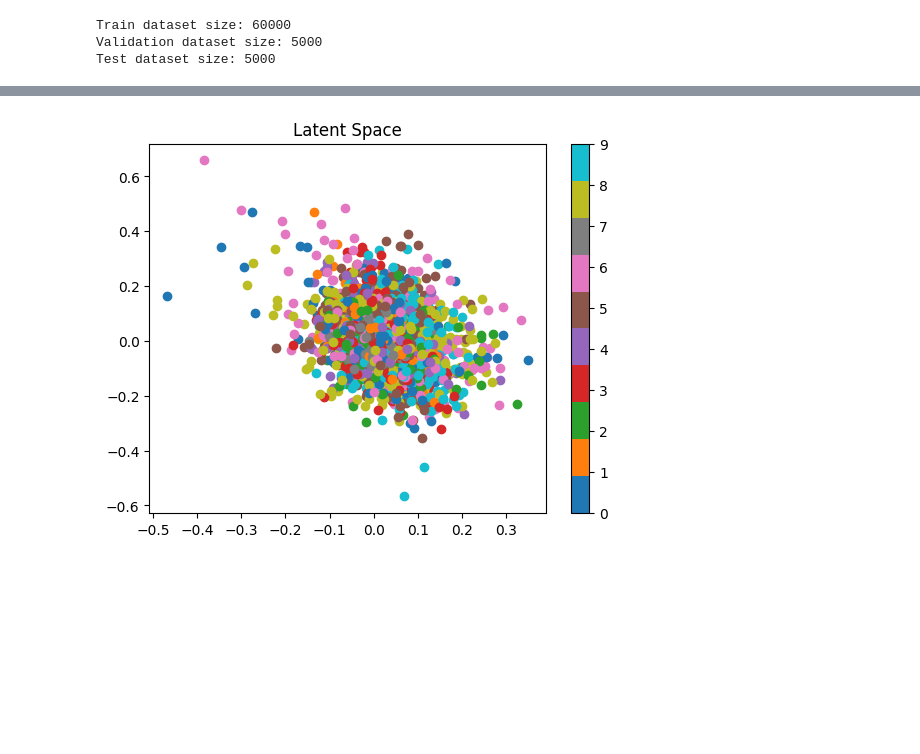
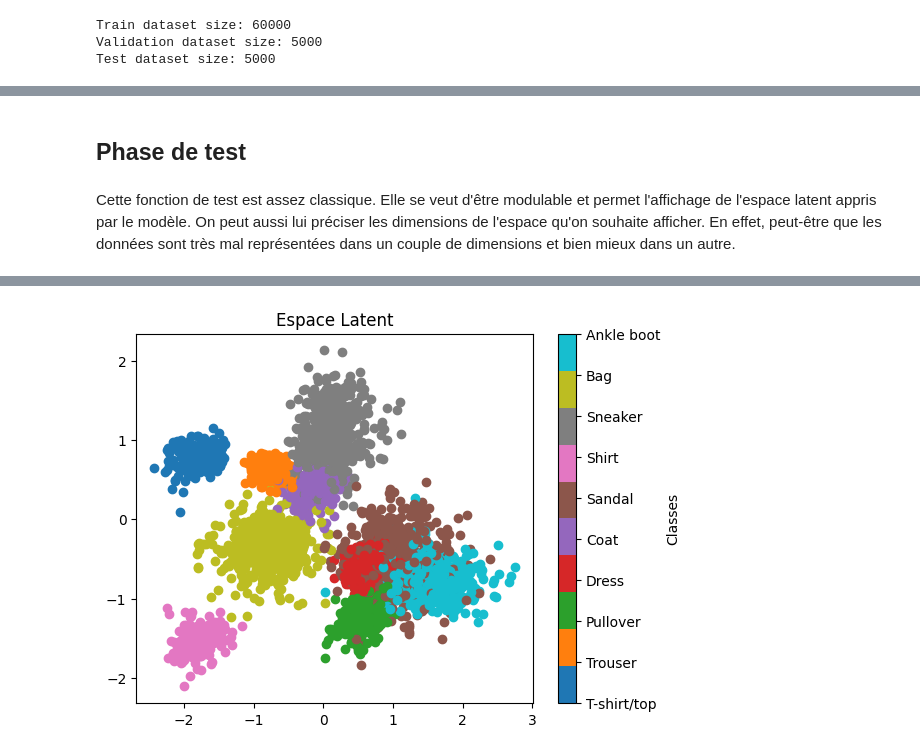
Before and after one commit to Totm33606/hddl_project, a Jupyter notebook: project2/cvae.ipynb, the cells around one changed output, grey strips where cells are left out. Drawn from its saved outputs; the diff is of its cells as text; code cells hidden in the pictures; blank space fills up the shorter version.

```diff
--- a/project2/cvae.ipynb
+++ b/project2/cvae.ipynb
@@ -332,16 +367,23 @@ def contrastive_loss(z, y, margin=1.0):
 # %%
-def total_loss(recon_x, x, mu, logvar, z, y, beta=1.0, alpha_tripl=1.0, alpha_contrast=1.0, add_contrastive=False, add_triplet=False):
-    # Different losses used
-    recon_loss = F.mse_loss(recon_x, x, reduction='sum') / x.size(0)
+def total_loss(recon_x, x, mu, logvar, z, y, beta=1.0, alpha_contrast=1.0, add_contrastive=False, alpha_nce=1.5, add_nce=True):
+    # Terme de reconstruction
+    recon_loss = F.binary_cross_entropy(recon_x, x, reduction='sum') / x.size(0) # BCE plutôt qu'une MSE
+
+    # D_KL entre q(z|x) (approximative) et p(z) (prior)
+    # Si on suppose q(z|x) ~ N(mu, exp(log_var)), et p(z) ~ N(0, I)
     kld_loss = -0.5 * torch.sum(1 + logvar - mu.pow(2) - logvar.exp()) / x.size(0)
+
+    # Loss totale
     total_loss = recon_loss + beta * kld_loss
 
+    # Ajout du terme contrastive si voulu
     if add_contrastive:
         contrast_loss = contrastive_loss(z, y)
         total_loss += alpha_contrast * contrast_loss
 
-    if add_triplet:
-        tripl_loss = triplet_loss(z, y)
-        total_loss += alpha_tripl * tripl_loss
+    # Ajout du terme InfoNCE si voulu
+    if add_nce:
+        nce_loss = InfoNCE_loss(z, y)
+        total_loss += alpha_nce * nce_loss
 
     return total_loss
@@ -480,3 +528,7 @@ Model saved to cvae_weights.pt
+# %% [markdown]
+## **Phase de test**
+# %% [markdown]
+Cette fonction de test est assez classique. Elle se veut d'être modulable et permet l'affichage de l'espace latent appris par le modèle. On peut aussi lui préciser les dimensions de l'espace qu'on souhaite afficher. En effet, peut-être que les données sont très mal représentées dans un couple de dimensions et bien mieux dans un autre.
 # %%
 def test_model(
     model,
@@ -487,8 +539,9 @@ def test_model(
     cmap="tab10",
     dim1_latent=0,
     dim2_latent=1,
+    idx_to_class=IDX_TO_CLASSES,
 ):
-    # Send model to device
+    # Envoi du modèle sur GPU
     model = model.to(device)
     model.eval()
 
@@ -509,7 +562,7 @@ def test_model(
 
             # Forward pass
             recon_data, z, mu, logvar = model(data, labels_one_hot)
-            loss = total_loss(recon_data, data, mu, logvar, z, labels, beta=1.0, alpha_contrast=2.0, add_contrastive=True)
+            loss = total_loss(recon_data, data, mu, logvar, z, labels)
 
             # Mean Squared Error
             mse_value = F.mse_loss(recon_data, data, reduction='sum')
@@ -518,30 +571,34 @@ def test_model(
 
             running_test_loss += loss.item()
 
-            # Update plot
+            # Mise à jour du plot
             if plot_latent_space:
                 mu, labels = mu.cpu(), labels.cpu()
                 scatter = ax.scatter(
                     mu[:, dim1_latent], mu[:, dim2_latent], c=labels, cmap=cmap, vmin=0, vmax=num_classes - 1
                 )
 
-    # Compute means
+    # Calculs finaux
     test_loss = running_test_loss / len(test_loader)
     mse = total_mse / len(test_loader.dataset)
 
     print(f"Test loss: {test_loss:.4f} -- MSE: {mse:.4f}")
 
     if plot_latent_space:
-        plt.colorbar(scatter)
-        plt.title("Latent Space")
+        class_names = idx_to_class.values()
+        cbar = plt.colorbar(scatter)
+        cbar.set_label("Classes")
+        cbar.set_ticks(range(len(class_names)))  # Positionner les ticks
+        cbar.set_ticklabels(class_names)
+        plt.title("Espace Latent")
         plt.show()
 
     return test_loss, mse, residuals_sum
 # %%
-cvae = ConvCVAE2()
+cvae = ConvCVAE()
 cvae.load_state_dict(torch.load("cvae_weights.pt", weights_only=True))
 
-# Call the test function
+# Fonction test
 test_loss, mse, residuals_sum = test_model(
     model=cvae,
     test_loader=test_loader,
@@ -553 +610 @@ Test loss: 25.1030 -- MSE: 16.0897
-[figure, old version]
+[figure, new version]
```
Also changed, not shown: parts of 78 cells of this notebook, 1 other file.
